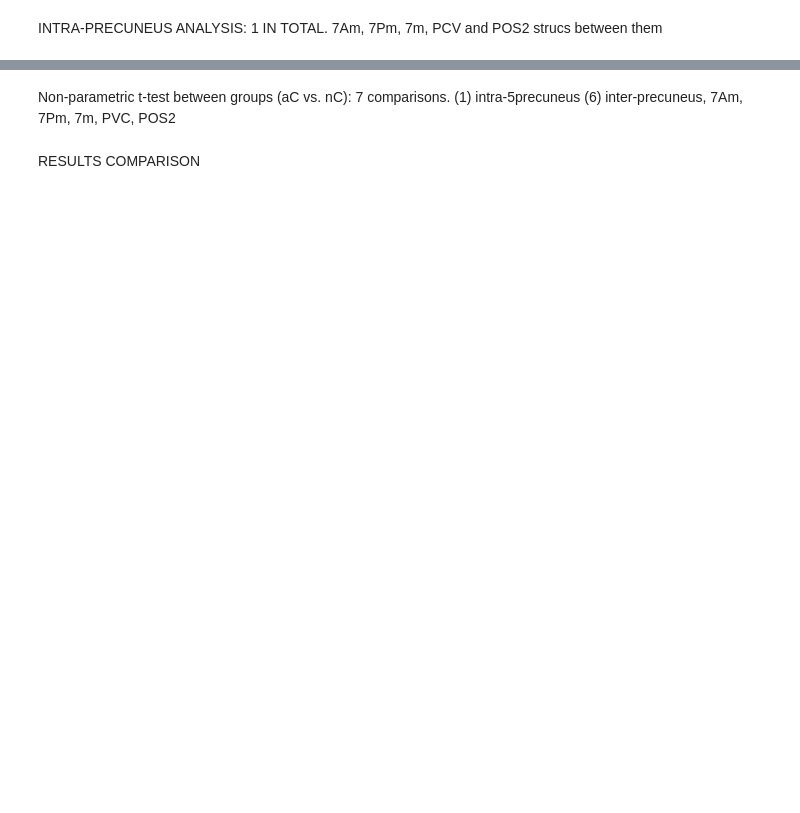
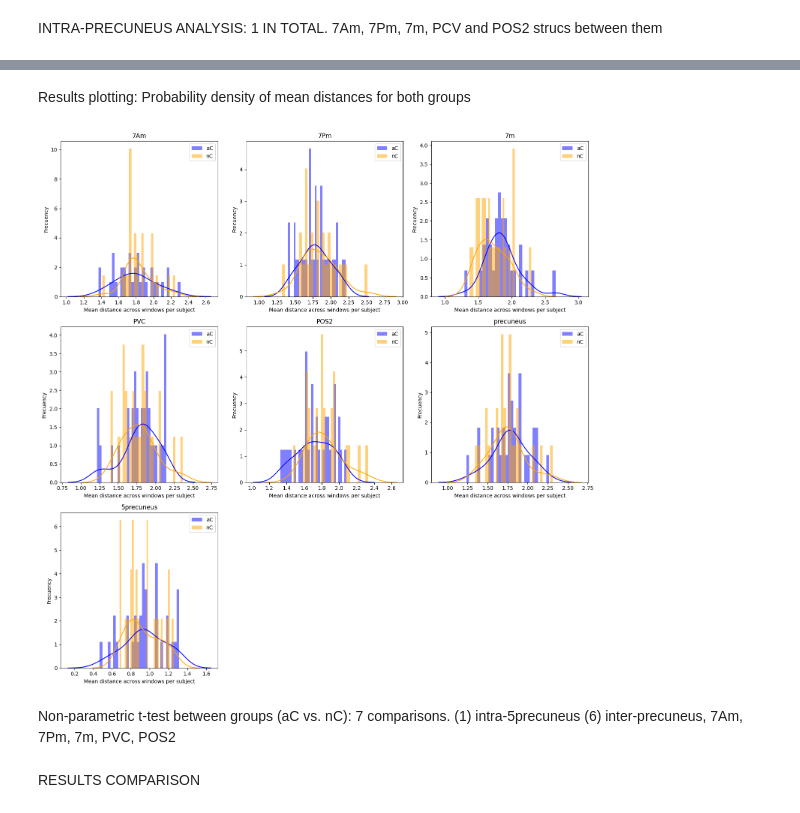
Before and after one commit to ifiriondo/2024_claudia_alzheimer, a Jupyter notebook: main.ipynb, the cells around one changed output, grey strips where cells are left out. Cells and saved outputs as stored; diff of their text form; code cells hidden in the pictures; blank space fills up the shorter version.

Commit message:
sacar resultados y plotear paneles (antes vs. despues de filtering)

```diff
--- a/main.ipynb
+++ b/main.ipynb
@@ -41,4 +38,0 @@ plt.plot(ts_data[0,:,8])
-# %%
-# SELECT THE GROUP TO ANALYZE
-ts_data = ts_aC_data
-group = 'aC'
@@ -85,7 +73,4 @@ print(f"Data for structure '{structure}':\n", specific_structure_data)
 INTER-PRECUNEUS ANALYSIS: 6 ANALYSIS IN TOTAL
 (1) precuneus (total) with the rest
 (2-6) 7Am, 7Pm, 7m, PVC and POS2 with the rest
-# %%
-# Fix the structure
-structure = 'POS2'
 # %%
@@ -160,2 +206,55 @@ print(f"Mean distances saved to '{filename}'.")
+# %% [markdown]
+Results plotting: Probability density of mean distances for both groups
+# %%
+import numpy as np
+import os
+import seaborn as sns
+import matplotlib.pyplot as plt
+from scipy.stats import norm
+
+# Listas de grupos y estructuras
+group_list = ['aC', 'nC']
+strucs = ['7Am', '7Pm', '7m', 'PVC', 'POS2', 'precuneus', '5precuneus']
+group_colors = {'aC': 'blue', 'nC': 'orange'}  # Define los colores para cada grupo
+
+
+# Crear una figura y ejes para un panel de 3x3
+fig, axes = plt.subplots(3, 3, figsize=(15, 15))
+axes = axes.flatten()
+
+# Bucle sobre cada estructura
+for idx, structure in enumerate(strucs):
+    ax = axes[idx]
+    for group in group_list:
+        color = group_colors[group]
+        if structure == '5precuneus':
+            filename = f'{group}_intra_analysis_mean_distances_{structure}_before_filter.csv'
+        else:
+            filename = f'{group}_inter_analysis_mean_distances_{structure}_before_filter.csv'
+
+        filepath = os.path.join(results_dir, filename)
+
+        try:
+            data = np.loadtxt(filepath, delimiter=',')
+            # Histograma
+            ax.hist(data, bins=30, density=True, alpha=0.5, label=group, color=color)
+            # KDE Plot
+            sns.kdeplot(data, ax=ax, color=color)
+        except FileNotFoundError:
+            print(f"File not found: {filepath}")
+
+    ax.set_title(f'{structure}')
+    ax.set_xlabel('Mean distance across windows per subject')
+    ax.set_ylabel('Frecuency')
+    ax.legend()
+
+# Eliminar ejes vacíos si hay menos de 9 estructuras
+for i in range(len(strucs), 9):
+    fig.delaxes(axes[i])
+
+plt.tight_layout()
+plt.show()
+# %% [output]
+[figure, added]
 # %% [markdown]
 Non-parametric t-test between groups (aC vs. nC): 7 comparisons. (1) intra-5precuneus (6) inter-precuneus, 7Am, 7Pm, 7m, PVC, POS2
```
Also changed, not shown: parts of 12 cells of this notebook, 32 other files.
